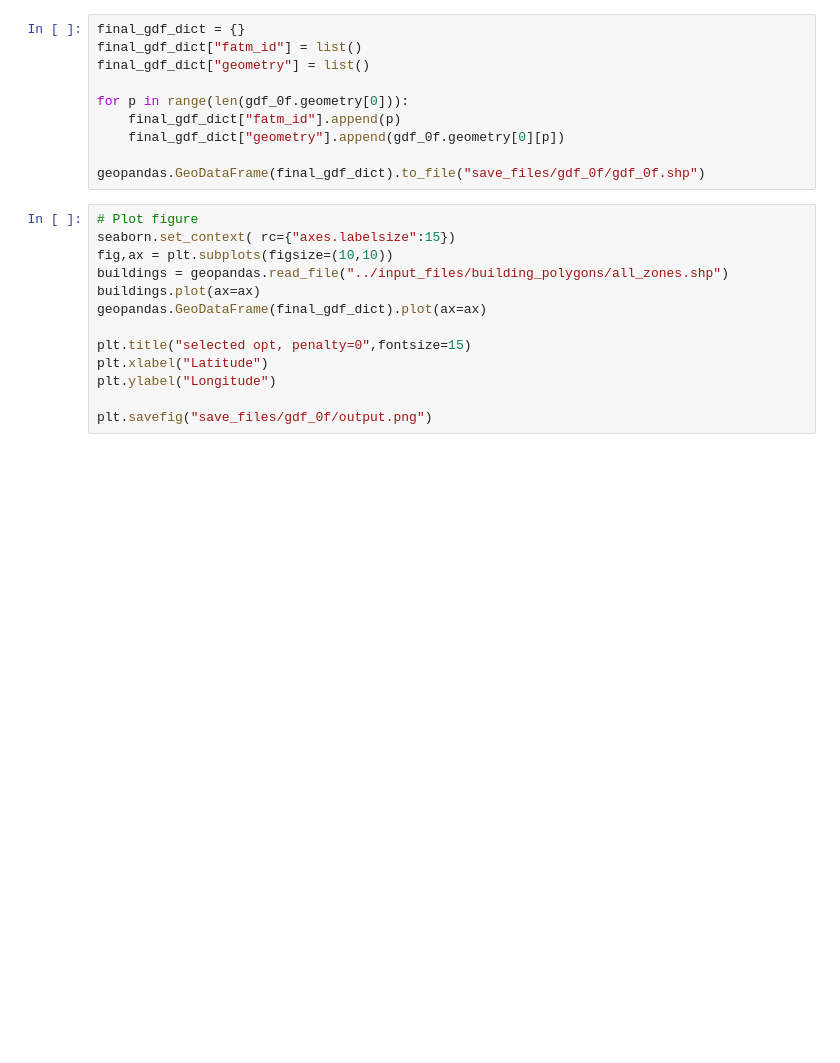
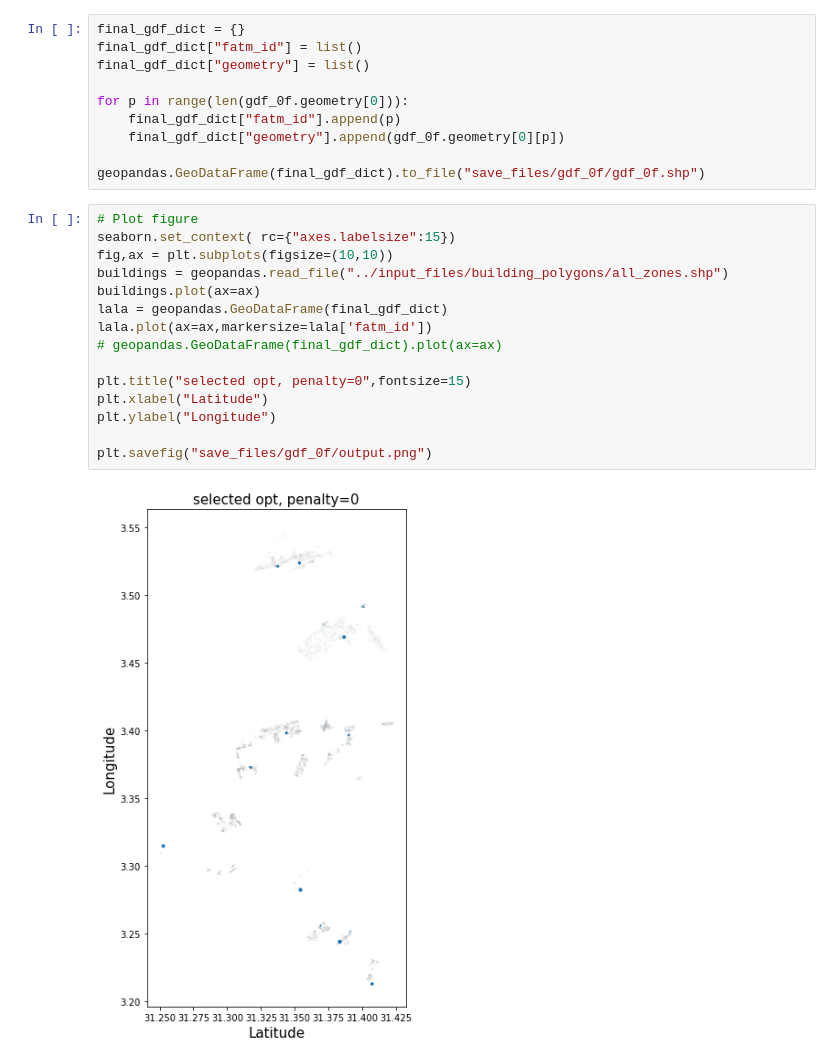
Before and after one commit to daanieo/FATM_opt, a Jupyter notebook: Optimisation.ipynb, the cells around one changed output. Cells and saved outputs as stored; diff of their text form; blank space fills up the shorter version.

```diff
--- a/Optimisation.ipynb
+++ b/Optimisation.ipynb
@@ -214,15 +242,19 @@ geopandas.GeoDataFrame(final_gdf_dict).to_file("save_files/gdf_0f/gdf_0f.shp")
 # %%
 # Plot figure
 seaborn.set_context( rc={"axes.labelsize":15})
 fig,ax = plt.subplots(figsize=(10,10))
 buildings = geopandas.read_file("../input_files/building_polygons/all_zones.shp")
 buildings.plot(ax=ax)
-geopandas.GeoDataFrame(final_gdf_dict).plot(ax=ax)
+lala = geopandas.GeoDataFrame(final_gdf_dict)
+lala.plot(ax=ax,markersize=lala['fatm_id'])
+# geopandas.GeoDataFrame(final_gdf_dict).plot(ax=ax)
 
 plt.title("selected opt, penalty=0",fontsize=15)
 plt.xlabel("Latitude")
 plt.ylabel("Longitude")
 
 plt.savefig("save_files/gdf_0f/output.png")
+# %% [output]
+[figure, added]
 # %%
 print(pd.DataFrame(final_gdf_dict))
```
Also changed, not shown: parts of 12 cells of this notebook, 3 other files.
